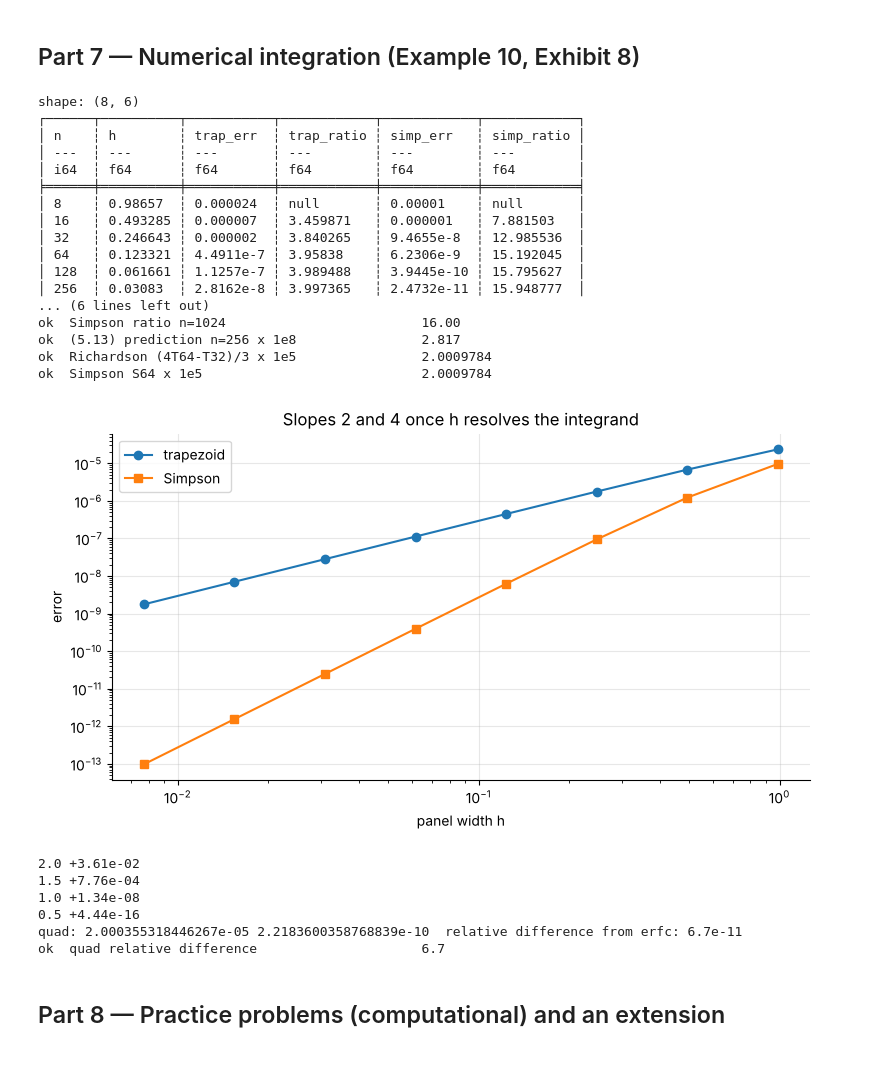
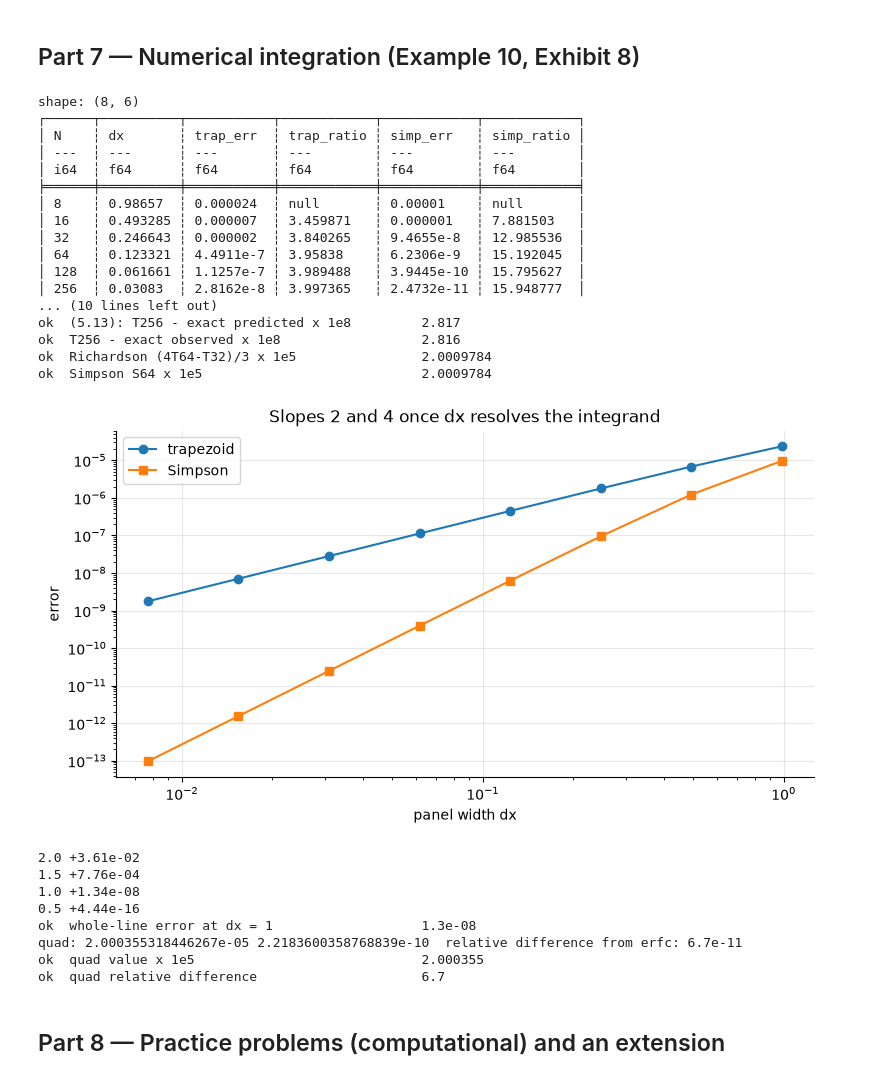
Before and after one commit to Benjamin-Teng/Quant-math-for-beginner, a Jupyter notebook: labs/LM05_lab/LM05_lab.ipynb, the cells around one changed output. Cells and saved outputs as stored; diff of their text form; code cells hidden in the pictures.

```diff
--- a/labs/LM05_lab/LM05_lab.ipynb
+++ b/labs/LM05_lab/LM05_lab.ipynb
@@ -108,14 +126,14 @@ $r(t)=2.0\%-0.5\%\,e^{-2t}$ on $[0,1]$. The exact integral, from Section 3, is $
 r_t = lambda t: 0.02 - 0.005 * np.exp(-2 * np.asarray(t, dtype=float))
 I1 = 0.02 + 0.0025 * (math.exp(-2) - 1)
 
-def riemann(f, a, b, n):
-    h = (b - a) / n; t = a + h * np.arange(n)
-    return h * f(t).sum(), h * f(t + h).sum(), h * f(t + h / 2).sum()
+def riemann(f, a, b, N):
+    dt = (b - a) / N; t = a + dt * np.arange(N)
+    return dt * f(t).sum(), dt * f(t + dt).sum(), dt * f(t + dt / 2).sum()
 
 rows = []
-for nn in (4, 12, 365):
-    L, Rr, M = riemann(r_t, 0, 1, nn)
-    rows.append({"n": nn, "left_%": L * 100, "right_%": Rr * 100, "mid_%": M * 100,
+for N in (4, 12, 365):
+    L, Rr, M = riemann(r_t, 0, 1, N)
+    rows.append({"N": N, "left_%": L * 100, "right_%": Rr * 100, "mid_%": M * 100,
                  "left_err_bp": (L - I1) * 1e4, "right_err_bp": (Rr - I1) * 1e4, "mid_err_bp": (M - I1) * 1e4})
 tab = pl.DataFrame(rows)
 print(tab)
@@ -411,69 +482,77 @@ E[G] by quadrature 1.235796
 # %% [markdown]
 ## Part 7 — Numerical integration (Example 10, Exhibit 8)
 # %%
-def trapezoid(f, a, b, n):
-    x = np.linspace(a, b, n + 1); y = f(x); h = (b - a) / n
-    return h * (y.sum() - 0.5 * (y[0] + y[-1]))
+def trapezoid(f, a, b, N):
+    x = np.linspace(a, b, N + 1); y = f(x); dx = (b - a) / N
+    return dx * (y.sum() - 0.5 * (y[0] + y[-1]))
 
-def simpson(f, a, b, n):
-    x = np.linspace(a, b, n + 1); y = f(x); h = (b - a) / n
-    return h / 3 * (y[0] + y[-1] + 4 * y[1:-1:2].sum() + 2 * y[2:-1:2].sum())
+def simpson(f, a, b, N):
+    x = np.linspace(a, b, N + 1); y = f(x); dx = (b - a) / N
+    return dx / 3 * (y[0] + y[-1] + 4 * y[1:-1:2].sum() + 2 * y[2:-1:2].sum())
 
 exact = p5 - Phi(-12.0)
 rows, prev = [], None
-for nn in (8, 16, 32, 64, 128, 256, 512, 1024):
-    eT, eS = trapezoid(phi, -12, z5, nn) - exact, simpson(phi, -12, z5, nn) - exact
-    rows.append({"n": nn, "h": (z5 + 12) / nn, "trap_err": eT, "trap_ratio": None if prev is None else prev[0] / eT,
+for N in (8, 16, 32, 64, 128, 256, 512, 1024):
+    eT, eS = trapezoid(phi, -12, z5, N) - exact, simpson(phi, -12, z5, N) - exact
+    rows.append({"N": N, "dx": (z5 + 12) / N, "trap_err": eT, "trap_ratio": None if prev is None else prev[0] / eT,
                  "simp_err": eS, "simp_ratio": None if prev is None else prev[1] / eS})
     prev = (eT, eS)
-ex8 = pl.DataFrame(rows)
-print(ex8)                                           # Exhibit 8
-check("trapezoid error n=256 x 1e8", rows[5]["trap_err"] * 1e8, "2.82", ".2f")
-check("Simpson error n=1024 x 1e14", rows[7]["simp_err"] * 1e14, "9.67", ".2f")
-check("trapezoid ratio n=16", rows[1]["trap_ratio"], "3.46", ".2f")
-check("Simpson ratio n=1024", rows[7]["simp_ratio"], "16.00", ".2f")
-h256 = rows[5]["h"]
-check("(5.13) prediction n=256 x 1e8", h256**2 / 12 * (-z5 * float(phi(z5))) * 1e8, "2.817", ".3f")
+numint = pl.DataFrame(rows)
+print(numint)                                        # Exhibit 8
+check("exact value x 1e5", exact * 1e5, "2.000355", ".6f")
+check("trapezoid error N=256 x 1e8", rows[5]["trap_err"] * 1e8, "2.82", ".2f")
+check("Simpson error N=1024 x 1e14", rows[7]["simp_err"] * 1e14, "9.67", ".2f")
+check("trapezoid ratio N=16", rows[1]["trap_ratio"], "3.46", ".2f")
+check("Simpson ratio N=1024", rows[7]["simp_ratio"], "16.00", ".2f")
+dx256 = rows[5]["dx"]
+check("dx at N=256", dx256, "0.03083", ".5f")
+check("-z phi(z) x 1e4", -z5 * float(phi(z5)) * 1e4, "3.5561", ".4f")
+check("(5.13): T256 - exact predicted x 1e8", dx256**2 / 12 * (-z5 * float(phi(z5))) * 1e8, "2.817", ".3f")
+check("T256 - exact observed x 1e8", rows[5]["trap_err"] * 1e8, "2.816", ".3f")
 check("Richardson (4T64-T32)/3 x 1e5", (4 * trapezoid(phi, -12, z5, 64) - trapezoid(phi, -12, z5, 32)) / 3 * 1e5, "2.0009784", ".7f")
 check("Simpson S64 x 1e5", simpson(phi, -12, z5, 64) * 1e5, "2.0009784", ".7f")
 
 fig, ax = plt.subplots()
-ax.loglog(ex8["h"], ex8["trap_err"], "o-", label="trapezoid")
-ax.loglog(ex8["h"], ex8["simp_err"], "s-", label="Simpson")
-ax.set_xlabel("panel width h"); ax.set_ylabel("error"); ax.legend(); ax.set_title("Slopes 2 and 4 once h resolves the integrand"); plt.show()
+ax.loglog(numint["dx"], numint["trap_err"], "o-", label="trapezoid")
+ax.loglog(numint["dx"], numint["simp_err"], "s-", label="Simpson")
+ax.set_xlabel("panel width dx"); ax.set_ylabel("error"); ax.legend(); ax.set_title("Slopes 2 and 4 once dx resolves the integrand"); plt.show()
 # %% [output]
 shape: (8, 6)
 ┌──────┬──────────┬───────────┬────────────┬────────────┬────────────┐
-│ n    ┆ h        ┆ trap_err  ┆ trap_ratio ┆ simp_err   ┆ simp_ratio │
+│ N    ┆ dx       ┆ trap_err  ┆ trap_ratio ┆ simp_err   ┆ simp_ratio │
 │ ---  ┆ ---      ┆ ---       ┆ ---        ┆ ---        ┆ ---        │
 │ i64  ┆ f64      ┆ f64       ┆ f64        ┆ f64        ┆ f64        │
 ╞══════╪══════════╪═══════════╪════════════╪════════════╪════════════╡
 │ 8    ┆ 0.98657  ┆ 0.000024  ┆ null       ┆ 0.00001    ┆ null       │
 │ 16   ┆ 0.493285 ┆ 0.000007  ┆ 3.459871   ┆ 0.000001   ┆ 7.881503   │
 │ 32   ┆ 0.246643 ┆ 0.000002  ┆ 3.840265   ┆ 9.4655e-8  ┆ 12.985536  │
 │ 64   ┆ 0.123321 ┆ 4.4911e-7 ┆ 3.95838    ┆ 6.2306e-9  ┆ 15.192045  │
 │ 128  ┆ 0.061661 ┆ 1.1257e-7 ┆ 3.989488   ┆ 3.9445e-10 ┆ 15.795627  │
 │ 256  ┆ 0.03083  ┆ 2.8162e-8 ┆ 3.997365   ┆ 2.4732e-11 ┆ 15.948777  │
-... (6 lines left out)
-ok  Simpson ratio n=1024                         16.00
-ok  (5.13) prediction n=256 x 1e8                2.817
+... (10 lines left out)
+ok  (5.13): T256 - exact predicted x 1e8         2.817
+ok  T256 - exact observed x 1e8                  2.816
 ok  Richardson (4T64-T32)/3 x 1e5                2.0009784
 ok  Simpson S64 x 1e5                            2.0009784
-[figure, old version]
+[figure, new version]
 # %%
-# Whole-line trapezoid rule for sqrt(2 pi): far better than O(h^2), because every endpoint derivative vanishes
-for hh in (2.0, 1.5, 1.0, 0.5):
-    kk = np.arange(-int(40 / hh), int(40 / hh) + 1)
-    print(hh, f"{hh * np.exp(-0.5 * (kk * hh) ** 2).sum() - math.sqrt(2 * math.pi):+.2e}")
+# Whole-line trapezoid rule for sqrt(2 pi): far better than O(dx^2), because every endpoint derivative vanishes
+for dx in (2.0, 1.5, 1.0, 0.5):
+    jj = np.arange(-int(40 / dx), int(40 / dx) + 1)
+    print(dx, f"{dx * np.exp(-0.5 * (jj * dx) ** 2).sum() - math.sqrt(2 * math.pi):+.2e}")
+check("whole-line error at dx = 1", np.exp(-0.5 * np.arange(-40, 41) ** 2).sum() - math.sqrt(2 * math.pi), "1.3e-08", ".1e")
 qv, qe = integrate.quad(lambda t: float(phi(t)), -np.inf, z5)
 print("quad:", qv, qe, " relative difference from erfc:", f"{abs(qv - p5) / p5:.1e}")
+check("quad value x 1e5", qv * 1e5, "2.000355", ".6f")
 check("quad relative difference", abs(qv - p5) / p5 * 1e11, "6.7", ".1f")
 # %% [output]
 2.0 +3.61e-02
 1.5 +7.76e-04
 1.0 +1.34e-08
 0.5 +4.44e-16
+ok  whole-line error at dx = 1                   1.3e-08
 quad: 2.000355318446267e-05 2.2183600358768839e-10  relative difference from erfc: 6.7e-11
+ok  quad value x 1e5                             2.000355
 ok  quad relative difference                     6.7
 # %% [markdown]
 ## Part 8 — Practice problems (computational) and an extension
```
Also changed, not shown: parts of 17 cells of this notebook, 7 other files.
